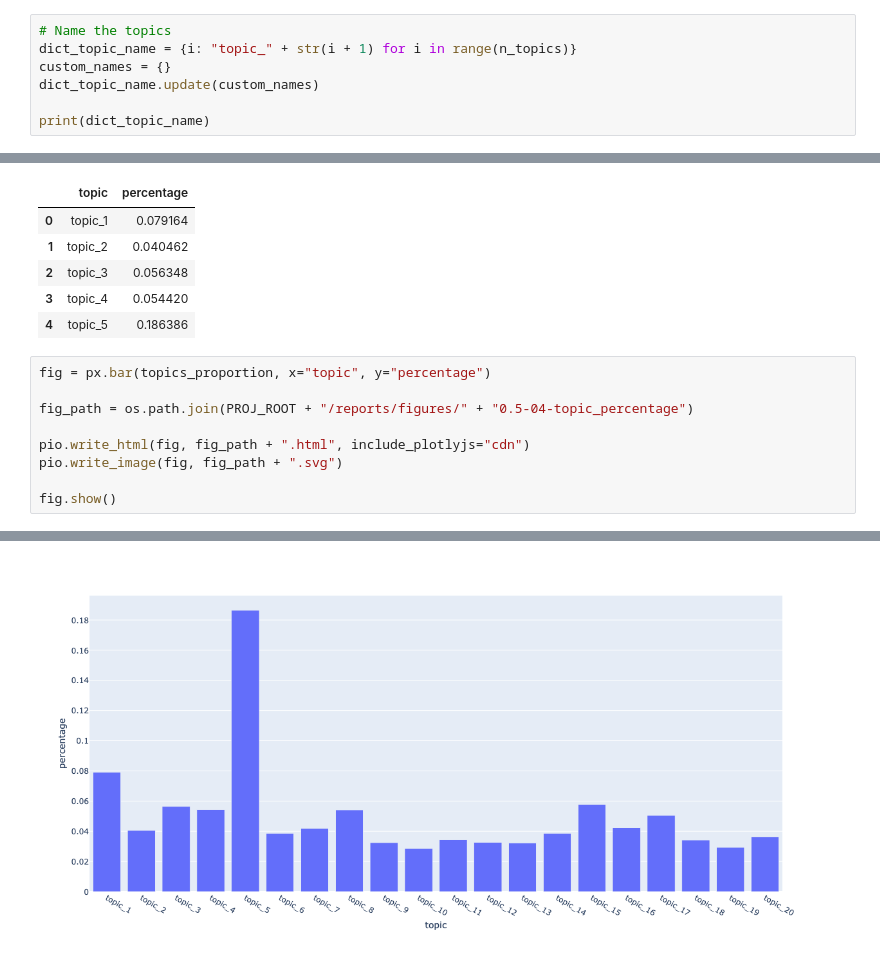
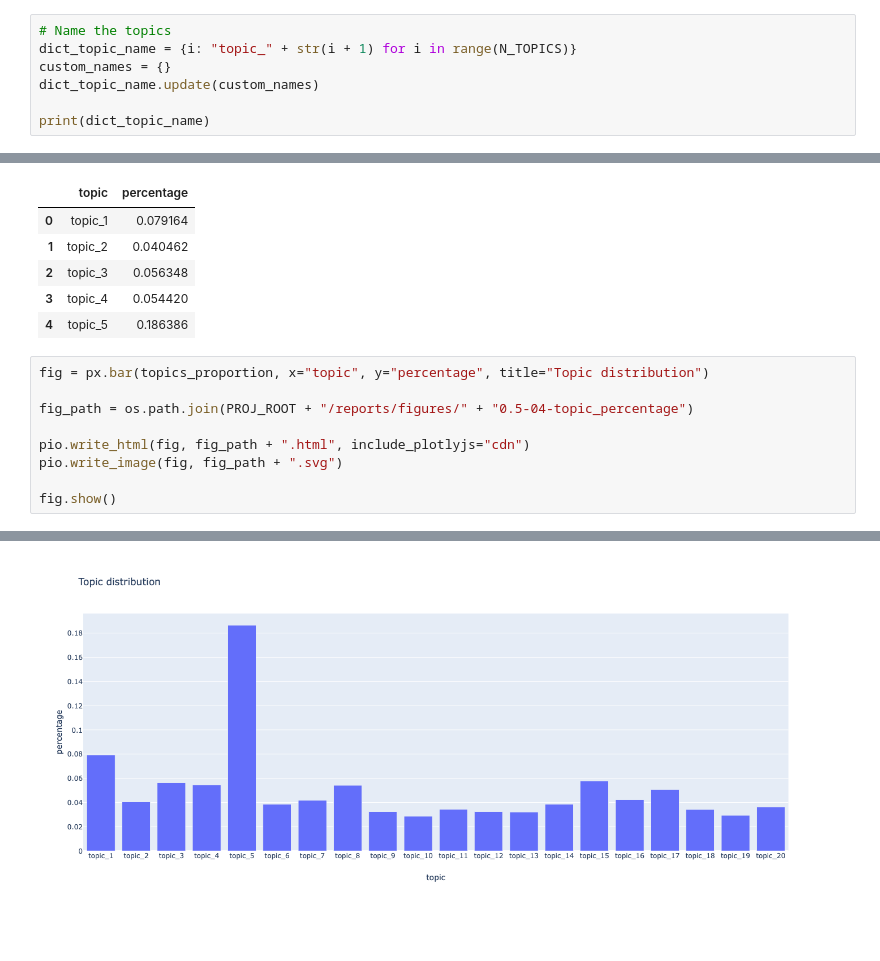
Before and after one commit to DWFlanagan/data-availability-statements, a Jupyter notebook: notebooks/0.5-DWFlanagan-LDA.ipynb, the cells around one changed output, grey strips where cells are left out. Saved outputs shown, nothing was run; the diff lists cells and outputs as text; blank space fills up the shorter version.

```diff
--- a/notebooks/0.5-DWFlanagan-LDA.ipynb
+++ b/notebooks/0.5-DWFlanagan-LDA.ipynb
@@ -111,7 +109,7 @@ To retain the current behavior and silence the warning, pass 'sort=True'.
 [interactive output not drawn]
 # %%
 # Name the topics
-dict_topic_name = {i: "topic_" + str(i + 1) for i in range(n_topics)}
+dict_topic_name = {i: "topic_" + str(i + 1) for i in range(N_TOPICS)}
 custom_names = {}
 dict_topic_name.update(custom_names)
 
@@ -174,7 +172,7 @@ topics_proportion.head()
 | 3 | topic_4 | 0.054420 |
 | 4 | topic_5 | 0.186386 |
 # %%
-fig = px.bar(topics_proportion, x="topic", y="percentage")
+fig = px.bar(topics_proportion, x="topic", y="percentage", title="Topic distribution")
 
 fig_path = os.path.join(PROJ_ROOT + "/reports/figures/" + "0.5-04-topic_percentage")
 
@@ -186 +185 @@ fig.show()
-[figure, old version]
+[figure, new version]
```
Also changed, not shown: parts of 8 cells of this notebook, 4 other files.
